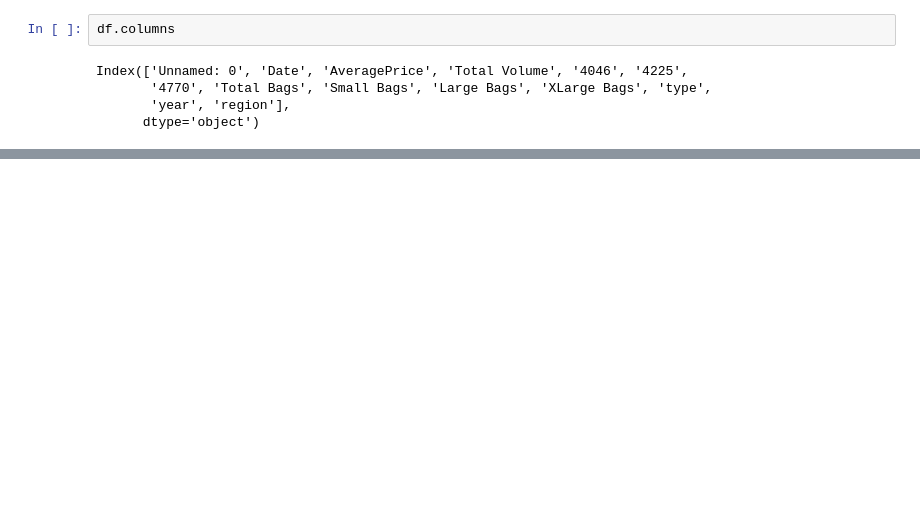
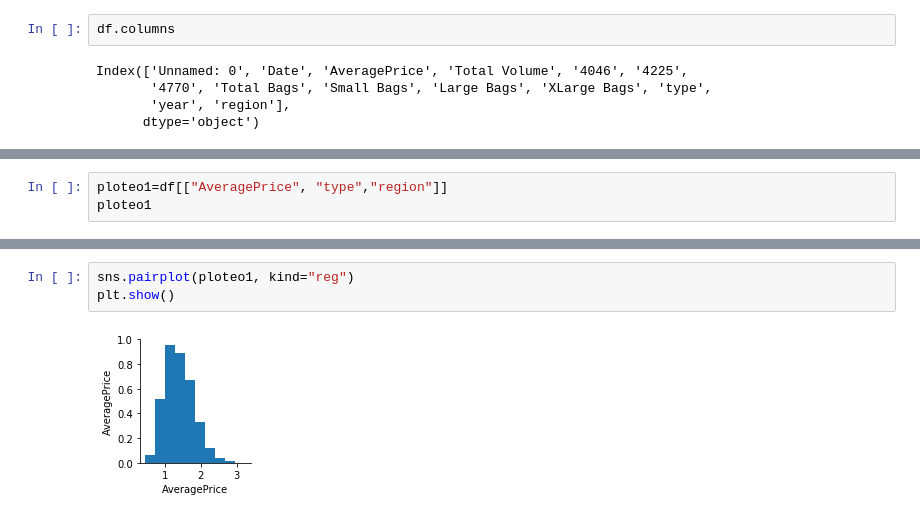
Before and after one commit to JuanPoot13/-examen2020IBII, a Jupyter notebook: Exmen 2.ipynb, the cells around one changed output, grey strips where cells are left out. Cells and saved outputs as stored; diff of their text form; blank space fills up the shorter version.

```diff
--- a/Exmen 2.ipynb
+++ b/Exmen 2.ipynb
@@ -138,0 +202,3 @@ array(['conventional', 'organic'], dtype=object)
+# %%
+ploteo1=df[["AveragePrice", "type","region"]]
+ploteo1
@@ -138,0 +219,5 @@ array(['conventional', 'organic'], dtype=object)
+# %%
+sns.pairplot(ploteo1, kind="reg")
+plt.show()
+# %% [output]
+[figure, added]
```
Also changed, not shown: parts of 13 cells of this notebook.
